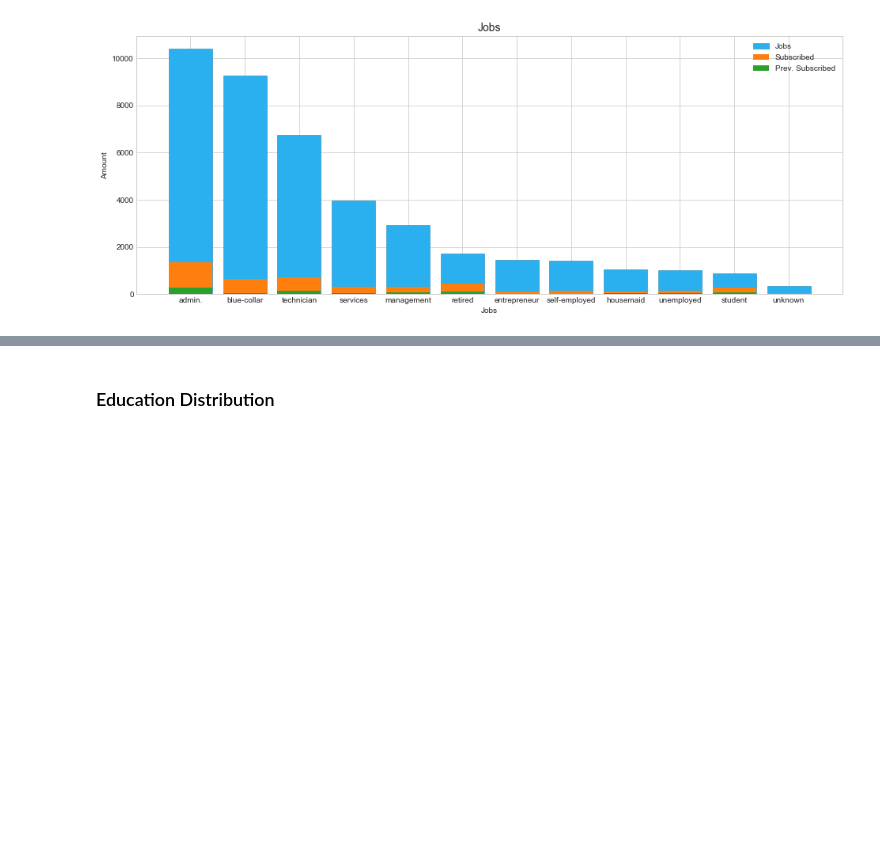
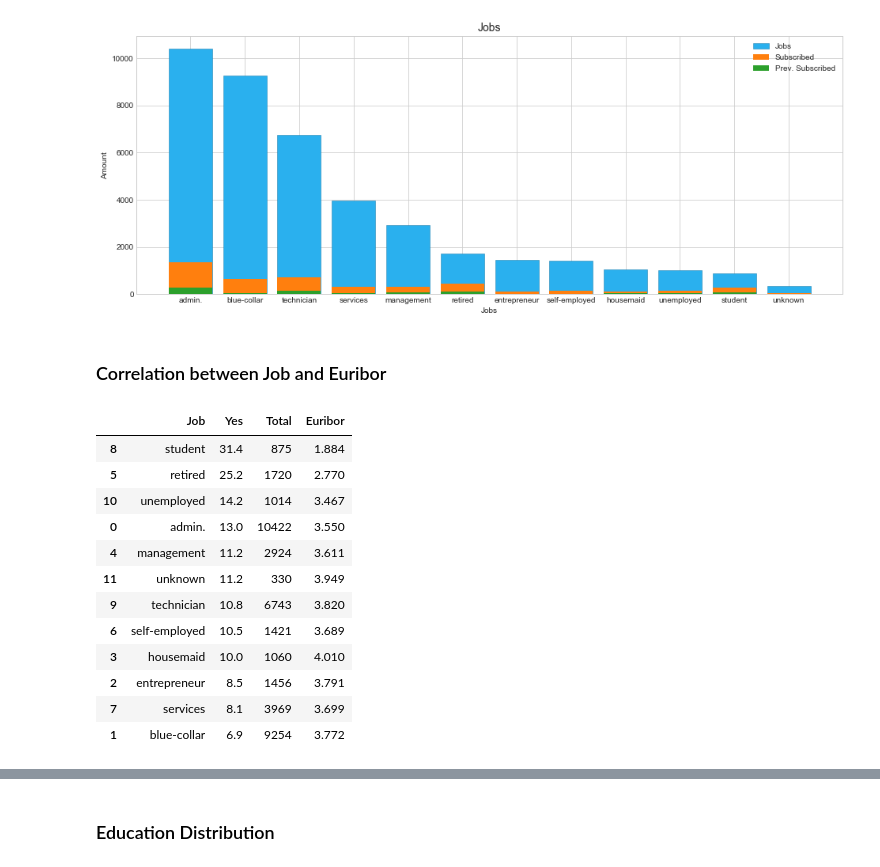
Before and after one commit to arseniyturin/dsc-3-final-project-online-ds-sp-000, a Jupyter notebook: Project 3 Student.ipynb, the cells around one changed output, grey strips where cells are left out. Saved outputs shown, nothing was run; the diff lists cells and outputs as text; code cells hidden in the pictures; blank space fills up the shorter version.

```diff
--- a/Project 3 Student.ipynb
+++ b/Project 3 Student.ipynb
@@ -260,3 +302,5 @@ plt.legend()
 plt.show()
 # %% [output]
 [figure]
+# %% [markdown]
+### Correlation between Job and Euribor
@@ -262,0 +318,17 @@ plt.show()
+# %%
+jobs_euribor_df = pd.DataFrame({'Job': jobs, 'Yes': yes, 'Total': total, 'Euribor': euribor})
+jobs_euribor_df.sort_values(by='Yes', ascending=False)
+# %% [output]
+|  | Job | Yes | Total | Euribor |
+| 8 | student | 31.4 | 875 | 1.884 |
+| 5 | retired | 25.2 | 1720 | 2.770 |
+| 10 | unemployed | 14.2 | 1014 | 3.467 |
+| 0 | admin. | 13.0 | 10422 | 3.550 |
+| 4 | management | 11.2 | 2924 | 3.611 |
+| 11 | unknown | 11.2 | 330 | 3.949 |
+| 9 | technician | 10.8 | 6743 | 3.820 |
+| 6 | self-employed | 10.5 | 1421 | 3.689 |
+| 3 | housemaid | 10.0 | 1060 | 4.010 |
+| 2 | entrepreneur | 8.5 | 1456 | 3.791 |
+| 7 | services | 8.1 | 3969 | 3.699 |
+| 1 | blue-collar | 6.9 | 9254 | 3.772 |
```
Also changed, not shown: parts of 33 cells of this notebook, 18 other files.
